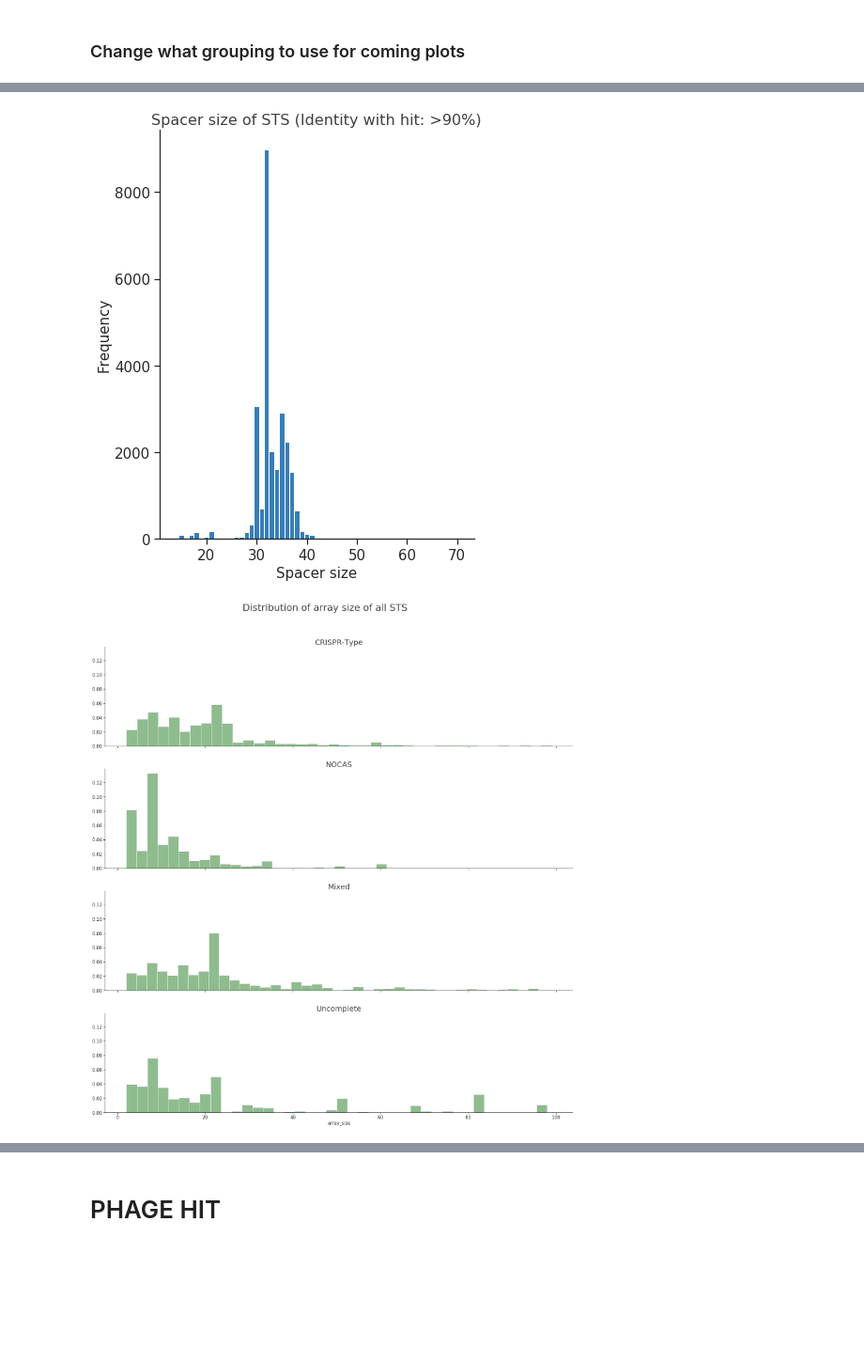
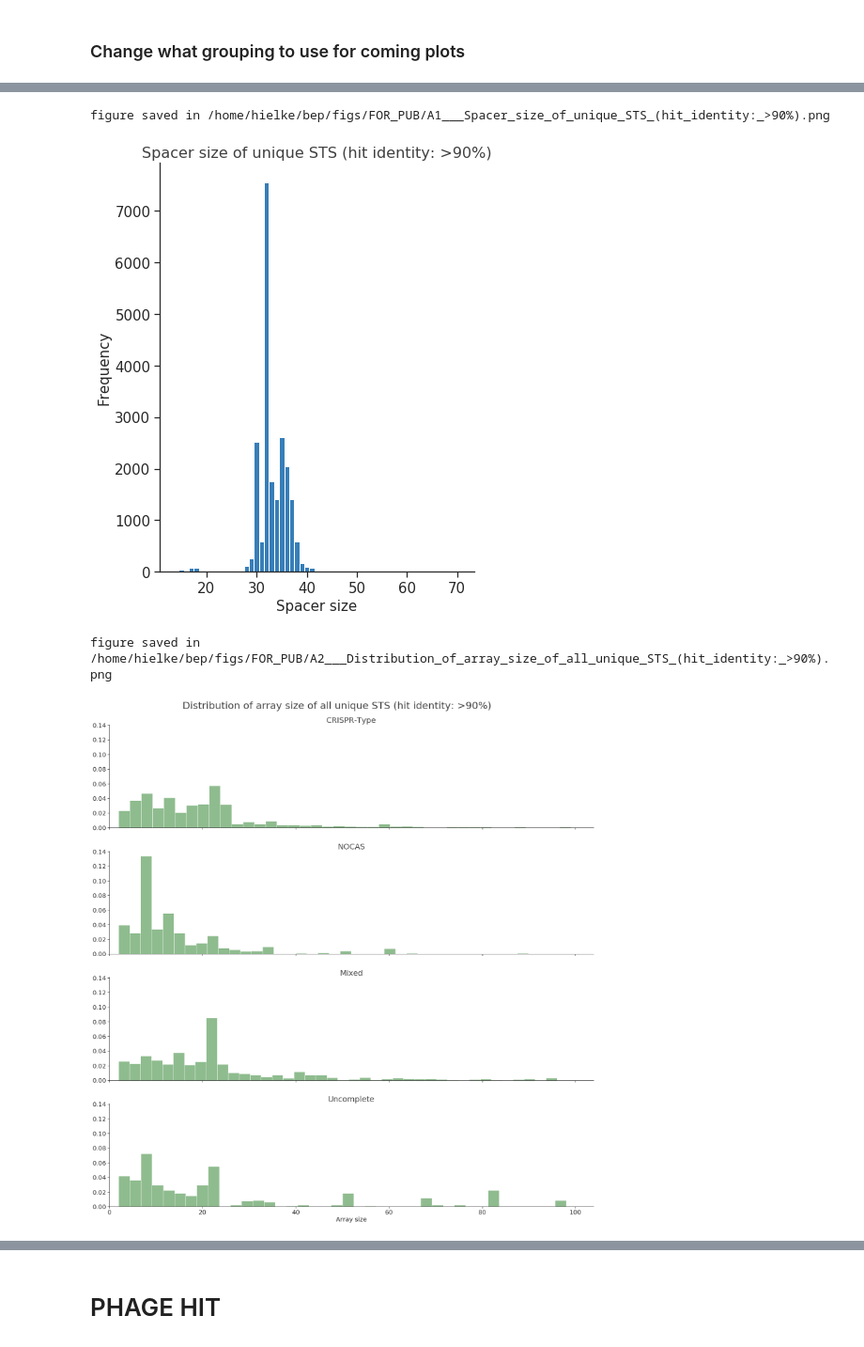
Before and after one commit to hwalinga/self-targeting-spacers-notebooks, a Jupyter notebook: new_res.ipynb, the cells around one changed output, grey strips where cells are left out. Shown at 94% size. Saved outputs shown, nothing was run; the diff lists cells and outputs as text; code cells hidden in the pictures; blank space fills up the shorter version.

Commit message:
Finished plots for publication (I hope)

```diff
--- a/new_res.ipynb
+++ b/new_res.ipynb
@@ -55,7 +55,7 @@ IPython.OutputArea.prototype._should_scroll = function(lines) {
 has_header = True  # this can be made with the preprocessing file 'patches/remove_double_genomes.py' or 'patches/summary'
 data_folder = '/home/hielke/bep/res/'
 fig_folder = '/home/hielke/bep/figs/FOR_PUB/'
-first_order = 'C'
+first_order = 'A'
 second_order = 0
 save = True
 title_mod = ""
@@ -168,3 +164,5 @@ perc_ident = '100%' if perc_ident == 100 else '>%d%%' % perc_ident
+# %%
+df['array_ori'] = df['rel_spacer_pos'].apply(lambda x: {0: 'head', 1: 'tail'}.get(x) or 'mid')
 # %% [markdown]
 # TRYING TO MAKE CRISPR GROUPING
 # %% [markdown]
@@ -351,0 +352,22 @@ dtype: int64
+# %%
+# Identity with hit cut-off
+# Group with unique spacer hits
+
+# df : df with hit cut-off
+# df_all : all rows
+# df_uni : Unique spacers for a genome (with the hit cut-off)
+# df_uni_all : All unique spacers
+
+perc_ident = 90
+
+df_uni = (
+    df.reset_index()
+    .groupby(['genome_id', 'seq']).first().reset_index()
+    .set_index('genome_id')
+)
+df_all = df
+df_uni_all = df_uni
+
+df = df.query('hit_ident > @perc_ident')
+df_uni = df_uni.query('hit_ident > @perc_ident')
+perc_ident = '100%' if perc_ident == 100 else '>%d%%' % perc_ident
@@ -376,26 +416,35 @@ Text(0.5, 1.0, 'Distribution of types of all genomes')
 #     second_order += 1
 #     plt.savefig(fig_folder + first_order + str(second_order) + ax.get_title().replace(" ", "_") + ".png", format='png', bbox_inches='tight')
 # %%
-ax = df['spacer_size'].hist(bins=list(map(.5 .__rsub__, range(df['spacer_size'].min(), df['spacer_size'].max() + 2))))
+ax = df_uni.pipe(
+    lambda df: df['spacer_size'].hist(
+        bins=list(map(.5 .__rsub__, range(df['spacer_size'].min(), df['spacer_size'].max() + 2)))
+    )
+)
 sns.despine()
 ax.grid(False)
 plSize = plt.gcf().get_size_inches()
 plt.gcf().set_size_inches((plSize[0]*1, plSize[1]*2))
 # ax.set_yscale('log')
-plt.title("Spacer size of STS (Identity with hit: %s)" % perc_ident + title_mod, fontsize=16)
+plt.title("Spacer size of unique STS (hit identity: %s)" % perc_ident + title_mod, fontsize=16)
 plt.xlabel("Spacer size")
 plt.ylabel("Frequency")
 save_fig()
 # %% [output]
+figure saved in /home/hielke/bep/figs/FOR_PUB/A1___Spacer_size_of_unique_STS_(hit_identity:_>90%).png
-[figure, old version]
+[figure, new version]
 # %%
-g = df.query('array_size < 100').pipe(sns.FacetGrid, row='top_level_group', aspect=4, )
+g = sns.FacetGrid(df_uni.query('array_size < 100'), row='top_level_group', aspect=4, )
 g = g.map(plt.hist, 'array_size', density=True, color='darkseagreen', bins=40)
-g.set_titles(row_template="{row_name}", fontsize=25)
-g.fig.suptitle("Distribution of array size of all STS", fontsize=32, y=1.05)
+g.fig.suptitle("Distribution of array size of all unique STS (hit identity: %s)" % perc_ident, fontsize=32, y=1.01)
 # ax.set_yscale('log')
-increase_figsize(2, plt)
+plt.xlabel('Array size')
+for ax in g.axes.flat:
+    ax.set_xlim(left=0)
+increase_size_by(2, 20)
+g.set_titles(row_template="{row_name}", size=25)
 save_fig(g)
 # %% [output]
+figure saved in /home/hielke/bep/figs/FOR_PUB/A2___Distribution_of_array_size_of_all_unique_STS_(hit_identity:_>90%).png
-[figure, old version]
+[figure, new version]
 # %%
```
Also changed, not shown: parts of 31 cells of this notebook.
